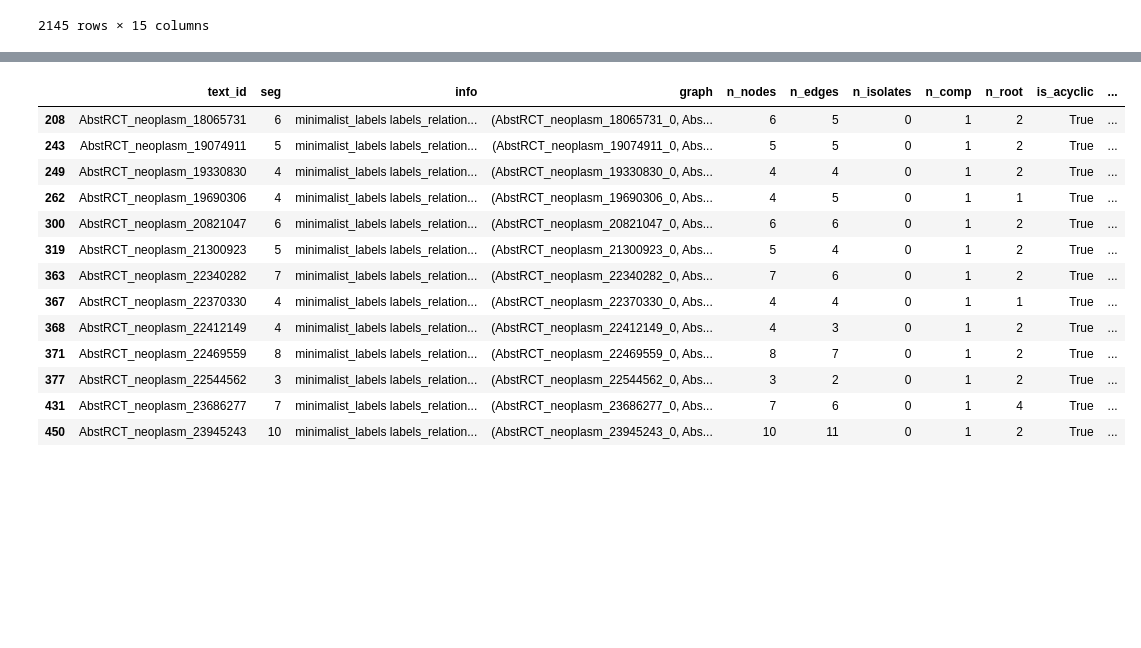
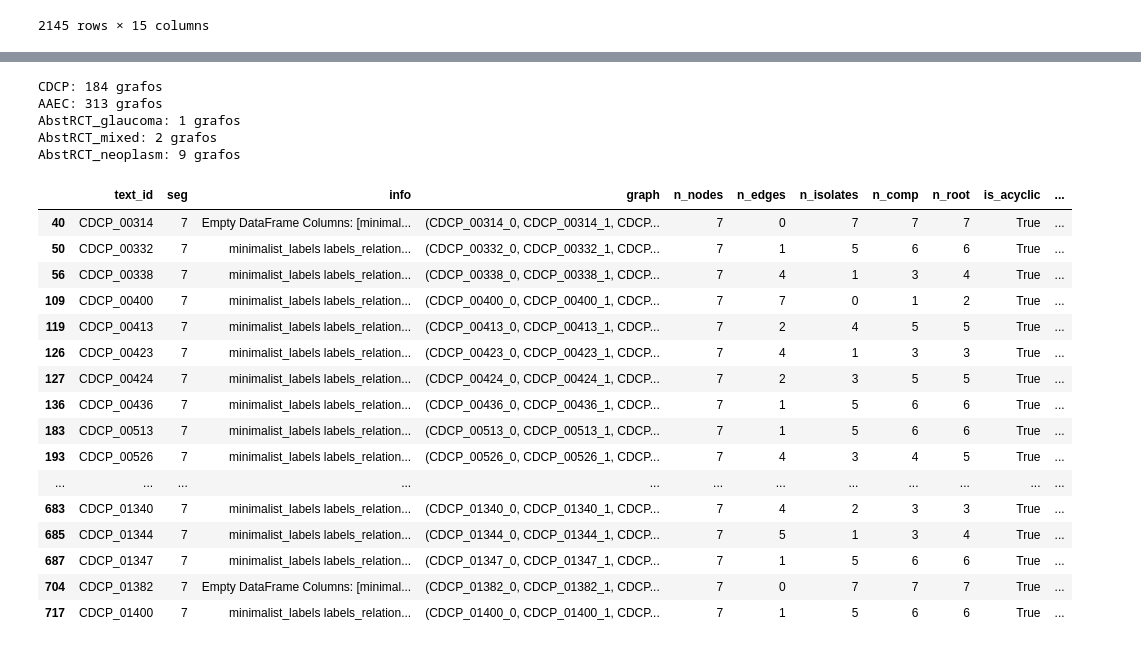
Before and after one commit to cfabianbarretop/argumentation-dataset, a Jupyter notebook: analisis_dataset/analisis_dataset_minimal_v5.ipynb, the cells around one changed output, grey strips where cells are left out. Saved outputs shown, nothing was run; the diff lists cells and outputs as text; code cells hidden in the pictures; blank space fills up the shorter version.

```diff
--- a/analisis_dataset/analisis_dataset_minimal_v5.ipynb
+++ b/analisis_dataset/analisis_dataset_minimal_v5.ipynb
@@ -171,9 +171,9 @@ df
 ### Caracteristicas de grafo
 # %%
 # Numeros de nodos y componentes
-label_columna = "n_comp"
+label_columna = "n_isolates"
 df_comparacion = df[
-    (df[label_columna] == 3)
+    (df[label_columna] != -1)
     # &
     # (df["n_comp"] == 1)
     # &
@@ -445,7 +457,8 @@ def filtrar_sin_major(diccionario):
     resultado = {}
 
     for text_id, raices in diccionario.items():
-        sin_major = not any(info["es_MajorClaim"] for info in raices.values())
+        # sin_major = not any(info["es_MajorClaim"] for info in raices.values())
+        sin_major = any(info["es_MajorClaim"] for info in raices.values())
 
         if sin_major:
             resultado[text_id] = raices
@@ -493,25 +506,53 @@ AbstRCT_neoplasm_9890172
+# %%
+# Cuantos nodos raiz son Major Claim
+problemas = filtrar_sin_major(data_raiz)
+resumen = defaultdict(int)
+for instancia, componentes in problemas.items():
+    majorclaims = [comp for comp, datos in componentes.items() if datos['es_MajorClaim']]
+    cantidad = len(majorclaims)
+    if cantidad == 2:
+        dataset = extraer_dataset(instancia)
+        if dataset == 'AbstRCT_glaucoma':
+            print(f"{instancia}: {cantidad} MajorClaims → {majorclaims}")
+        resumen[dataset] += 1
+    # elif cantidad == 1:
+    #     print(f"✓  {instancia}: 1 MajorClaim  → {majorclaims[0]}")
+    # else:
+        # print(f"✗  {instancia}: sin MajorClaim")
+result = dict(resumen)
+for dataset, cantidad in result.items():
+    print(f"{dataset}: {cantidad} grafos")
+# %% [output]
+CDCP: 184 grafos
+AAEC: 313 grafos
+AbstRCT_glaucoma: 1 grafos
+AbstRCT_mixed: 2 grafos
+AbstRCT_neoplasm: 9 grafos
 # %%
 df_key = df[df[columna].isin(problemas.keys())]
 
 df_key = df_key[
     (df_key["is_arborescence"] == False)
-    # &
-    # (df_key["n_edges"] == 0)
+    &
+    (df_key["n_nodes"] == 7)
 ]
 df_key
 # %% [output]
 |  | text_id | seg | info | graph | n_nodes | n_edges | n_isolates | n_comp | n_root | is_acyclic | ... |
-| 208 | AbstRCT_neoplasm_18065731 | 6 | minimalist_labels labels_relation... | (AbstRCT_neoplasm_18065731_0, Abs... | 6 | 5 | 0 | 1 | 2 | True | ... |
-| 243 | AbstRCT_neoplasm_19074911 | 5 | minimalist_labels labels_relation... | (AbstRCT_neoplasm_19074911_0, Abs... | 5 | 5 | 0 | 1 | 2 | True | ... |
-| 249 | AbstRCT_neoplasm_19330830 | 4 | minimalist_labels labels_relation... | (AbstRCT_neoplasm_19330830_0, Abs... | 4 | 4 | 0 | 1 | 2 | True | ... |
-| 262 | AbstRCT_neoplasm_19690306 | 4 | minimalist_labels labels_relation... | (AbstRCT_neoplasm_19690306_0, Abs... | 4 | 5 | 0 | 1 | 1 | True | ... |
-| 300 | AbstRCT_neoplasm_20821047 | 6 | minimalist_labels labels_relation... | (AbstRCT_neoplasm_20821047_0, Abs... | 6 | 6 | 0 | 1 | 2 | True | ... |
-| 319 | AbstRCT_neoplasm_21300923 | 5 | minimalist_labels labels_relation... | (AbstRCT_neoplasm_21300923_0, Abs... | 5 | 4 | 0 | 1 | 2 | True | ... |
-| 363 | AbstRCT_neoplasm_22340282 | 7 | minimalist_labels labels_relation... | (AbstRCT_neoplasm_22340282_0, Abs... | 7 | 6 | 0 | 1 | 2 | True | ... |
-| 367 | AbstRCT_neoplasm_22370330 | 4 | minimalist_labels labels_relation... | (AbstRCT_neoplasm_22370330_0, Abs... | 4 | 4 | 0 | 1 | 1 | True | ... |
-| 368 | AbstRCT_neoplasm_22412149 | 4 | minimalist_labels labels_relation... | (AbstRCT_neoplasm_22412149_0, Abs... | 4 | 3 | 0 | 1 | 2 | True | ... |
-| 371 | AbstRCT_neoplasm_22469559 | 8 | minimalist_labels labels_relation... | (AbstRCT_neoplasm_22469559_0, Abs... | 8 | 7 | 0 | 1 | 2 | True | ... |
-| 377 | AbstRCT_neoplasm_22544562 | 3 | minimalist_labels labels_relation... | (AbstRCT_neoplasm_22544562_0, Abs... | 3 | 2 | 0 | 1 | 2 | True | ... |
-| 431 | AbstRCT_neoplasm_23686277 | 7 | minimalist_labels labels_relation... | (AbstRCT_neoplasm_23686277_0, Abs... | 7 | 6 | 0 | 1 | 4 | True | ... |
-| 450 | AbstRCT_neoplasm_23945243 | 10 | minimalist_labels labels_relation... | (AbstRCT_neoplasm_23945243_0, Abs... | 10 | 11 | 0 | 1 | 2 | True | ... |
+| 40 | CDCP_00314 | 7 | Empty DataFrame Columns: [minimal... | (CDCP_00314_0, CDCP_00314_1, CDCP... | 7 | 0 | 7 | 7 | 7 | True | ... |
+| 50 | CDCP_00332 | 7 | minimalist_labels labels_relation... | (CDCP_00332_0, CDCP_00332_1, CDCP... | 7 | 1 | 5 | 6 | 6 | True | ... |
+| 56 | CDCP_00338 | 7 | minimalist_labels labels_relation... | (CDCP_00338_0, CDCP_00338_1, CDCP... | 7 | 4 | 1 | 3 | 4 | True | ... |
+| 109 | CDCP_00400 | 7 | minimalist_labels labels_relation... | (CDCP_00400_0, CDCP_00400_1, CDCP... | 7 | 7 | 0 | 1 | 2 | True | ... |
+| 119 | CDCP_00413 | 7 | minimalist_labels labels_relation... | (CDCP_00413_0, CDCP_00413_1, CDCP... | 7 | 2 | 4 | 5 | 5 | True | ... |
+| 126 | CDCP_00423 | 7 | minimalist_labels labels_relation... | (CDCP_00423_0, CDCP_00423_1, CDCP... | 7 | 4 | 1 | 3 | 3 | True | ... |
+| 127 | CDCP_00424 | 7 | minimalist_labels labels_relation... | (CDCP_00424_0, CDCP_00424_1, CDCP... | 7 | 2 | 3 | 5 | 5 | True | ... |
+| 136 | CDCP_00436 | 7 | minimalist_labels labels_relation... | (CDCP_00436_0, CDCP_00436_1, CDCP... | 7 | 1 | 5 | 6 | 6 | True | ... |
+| 183 | CDCP_00513 | 7 | minimalist_labels labels_relation... | (CDCP_00513_0, CDCP_00513_1, CDCP... | 7 | 1 | 5 | 6 | 6 | True | ... |
+| 193 | CDCP_00526 | 7 | minimalist_labels labels_relation... | (CDCP_00526_0, CDCP_00526_1, CDCP... | 7 | 4 | 3 | 4 | 5 | True | ... |
+| ... | ... | ... | ... | ... | ... | ... | ... | ... | ... | ... | ... |
+| 683 | CDCP_01340 | 7 | minimalist_labels labels_relation... | (CDCP_01340_0, CDCP_01340_1, CDCP... | 7 | 4 | 2 | 3 | 3 | True | ... |
+| 685 | CDCP_01344 | 7 | minimalist_labels labels_relation... | (CDCP_01344_0, CDCP_01344_1, CDCP... | 7 | 5 | 1 | 3 | 4 | True | ... |
+| 687 | CDCP_01347 | 7 | minimalist_labels labels_relation... | (CDCP_01347_0, CDCP_01347_1, CDCP... | 7 | 1 | 5 | 6 | 6 | True | ... |
+| 704 | CDCP_01382 | 7 | Empty DataFrame Columns: [minimal... | (CDCP_01382_0, CDCP_01382_1, CDCP... | 7 | 0 | 7 | 7 | 7 | True | ... |
+| 717 | CDCP_01400 | 7 | minimalist_labels labels_relation... | (CDCP_01400_0, CDCP_01400_1, CDCP... | 7 | 1 | 5 | 6 | 6 | True | ... |
 # %%
```
Also changed, not shown: parts of 10 cells of this notebook.
